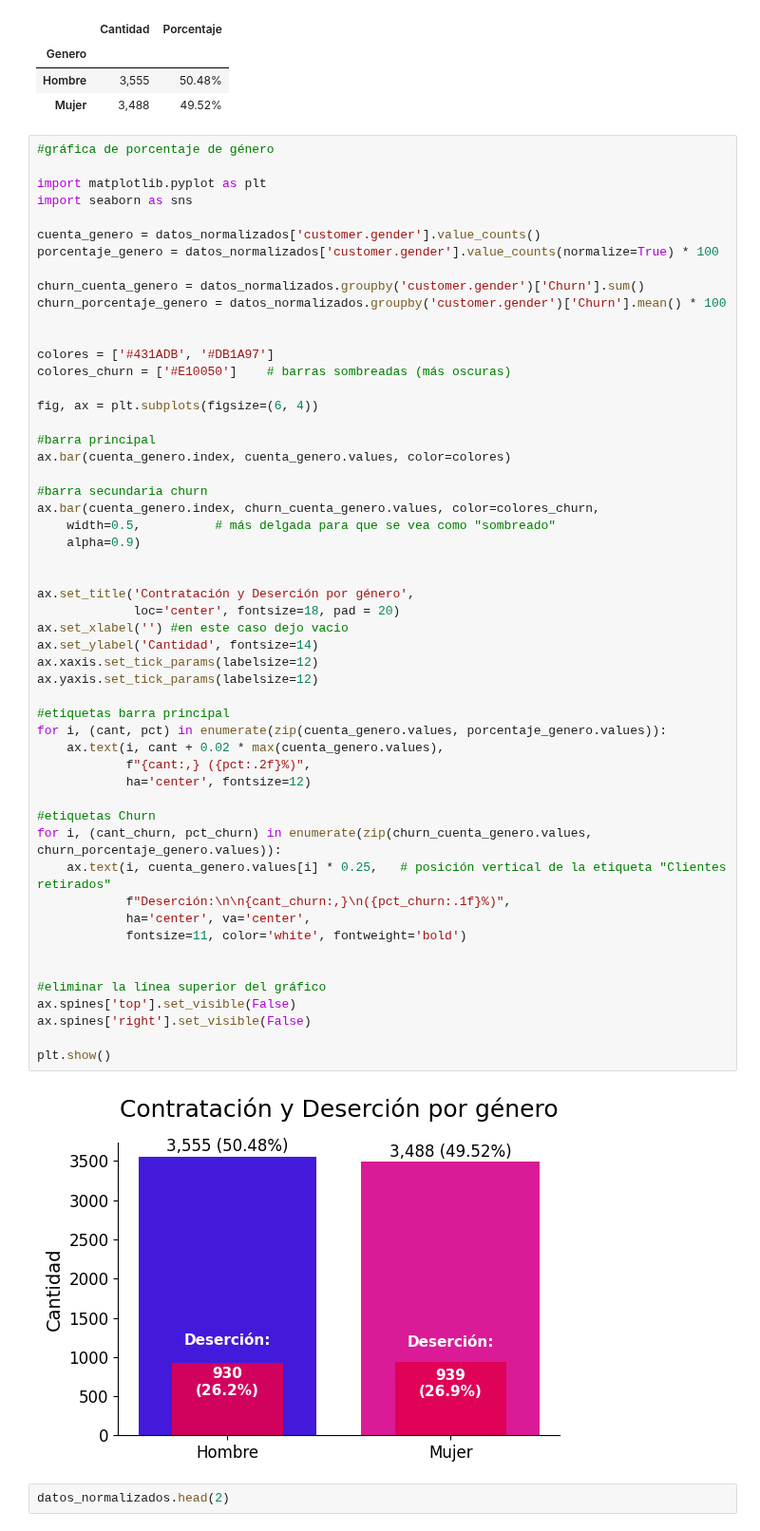
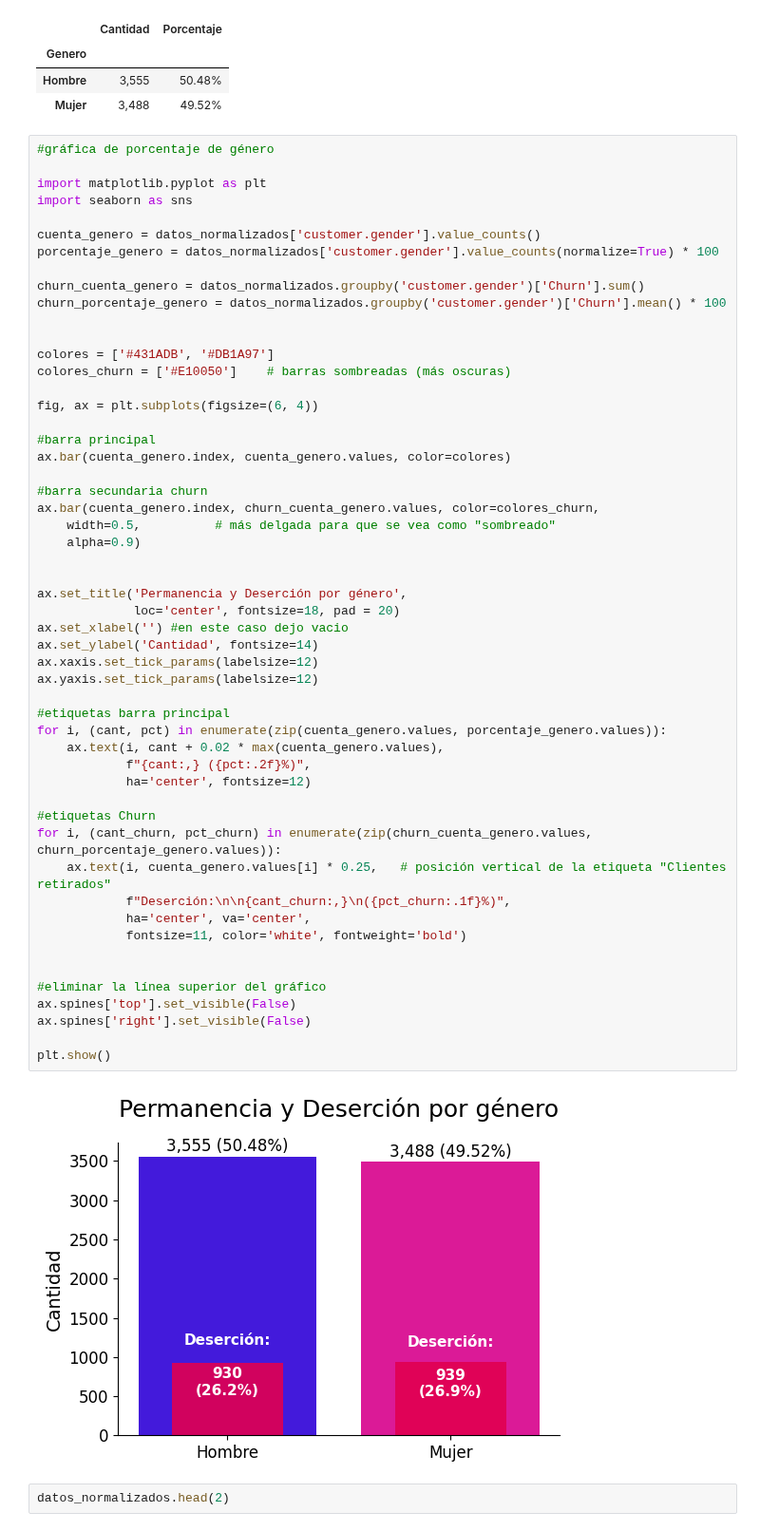
Before and after one commit to JGP-Code/TelecomX_LATAM_Challenge, a Jupyter notebook: TelecomX_LATAM.ipynb, the cells around one changed output. Shown at 95% size. Cells and saved outputs as stored; diff of their text form.

```diff
--- a/TelecomX_LATAM.ipynb
+++ b/TelecomX_LATAM.ipynb
@@ -517,35 +517,35 @@ ax.bar(cuenta_genero.index, churn_cuenta_genero.values, color=colores_churn,
     width=0.5,          # más delgada para que se vea como "sombreado"
     alpha=0.9)
 
 
-ax.set_title('Contratación y Deserción por género',
+ax.set_title('Permanencia y Deserción por género',
              loc='center', fontsize=18, pad = 20)
 ax.set_xlabel('') #en este caso dejo vacio
 ax.set_ylabel('Cantidad', fontsize=14)
 ax.xaxis.set_tick_params(labelsize=12)
 ax.yaxis.set_tick_params(labelsize=12)
 
 #etiquetas barra principal
 for i, (cant, pct) in enumerate(zip(cuenta_genero.values, porcentaje_genero.values)):
     ax.text(i, cant + 0.02 * max(cuenta_genero.values),
             f"{cant:,} ({pct:.2f}%)",
             ha='center', fontsize=12)
 
 #etiquetas Churn
 for i, (cant_churn, pct_churn) in enumerate(zip(churn_cuenta_genero.values, churn_porcentaje_genero.values)):
     ax.text(i, cuenta_genero.values[i] * 0.25,   # posición vertical de la etiqueta "Clientes retirados"
             f"Deserción:\n\n{cant_churn:,}\n({pct_churn:.1f}%)",
             ha='center', va='center',
             fontsize=11, color='white', fontweight='bold')
 
 
 #eliminar la línea superior del gráfico
 ax.spines['top'].set_visible(False)
 ax.spines['right'].set_visible(False)
 
 plt.show()
 # %% [output]
-[figure, old version]
+[figure, new version]
 # %%
 datos_normalizados.head(2)
 # %% [output]
```
Also changed, not shown: parts of 7 cells of this notebook.
